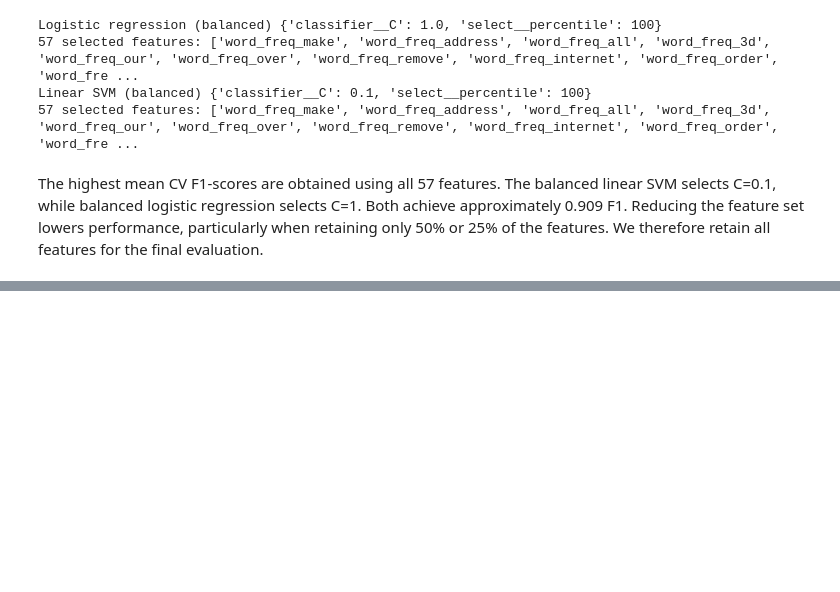
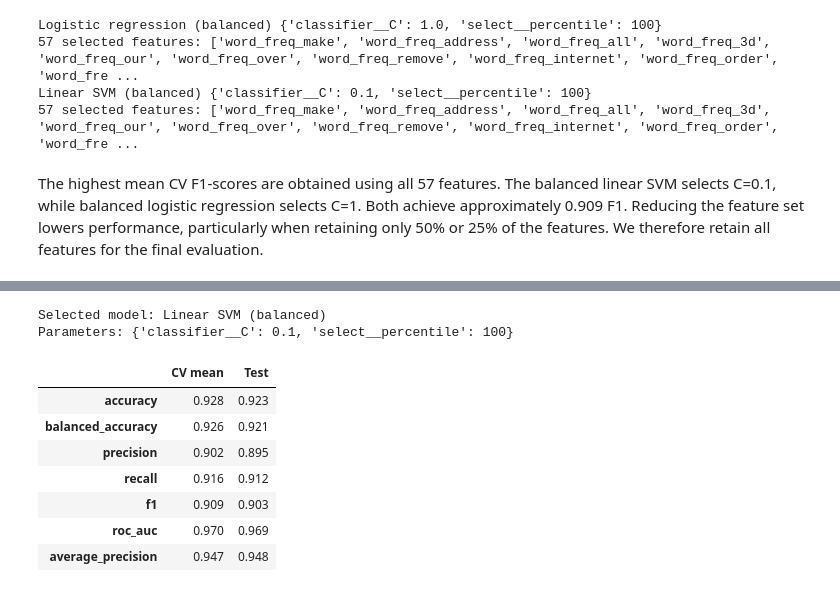
Before and after one commit to Rayene365/spam-diabetes-ml, a Jupyter notebook: spambase.ipynb, the cells around one changed output, grey strips where cells are left out. Saved outputs shown, nothing was run; the diff lists cells and outputs as text; code cells hidden in the pictures; blank space fills up the shorter version.

```diff
--- a/spambase.ipynb
+++ b/spambase.ipynb
@@ -227,0 +232,28 @@ The highest mean CV F1-scores are obtained using all 57 features. The balanced l
+# %%
+best_row = feature_results.iloc[0]
+best_name = best_row["model"]
+final_search = feature_searches[best_name]
+final_model = final_search.best_estimator_
+
+print("Selected model:", best_name)
+print("Parameters:", final_search.best_params_)
+
+test_scores = evaluate_classifier(final_model, X_test, y_test)
+cv_metrics = best_row[list(test_scores)].astype(float)
+
+final_results = pd.DataFrame({
+    "CV mean": cv_metrics,
+    "Test": pd.Series(test_scores),
+})
+final_results.round(3)
+# %% [output]
+Selected model: Linear SVM (balanced)
+Parameters: {'classifier__C': 0.1, 'select__percentile': 100}
+|  | CV mean | Test |
+| accuracy | 0.928 | 0.923 |
+| balanced_accuracy | 0.926 | 0.921 |
+| precision | 0.902 | 0.895 |
+| recall | 0.916 | 0.912 |
+| f1 | 0.909 | 0.903 |
+| roc_auc | 0.970 | 0.969 |
+| average_precision | 0.947 | 0.948 |
```
Also changed, not shown: parts of 4 cells of this notebook, 2 other files.
